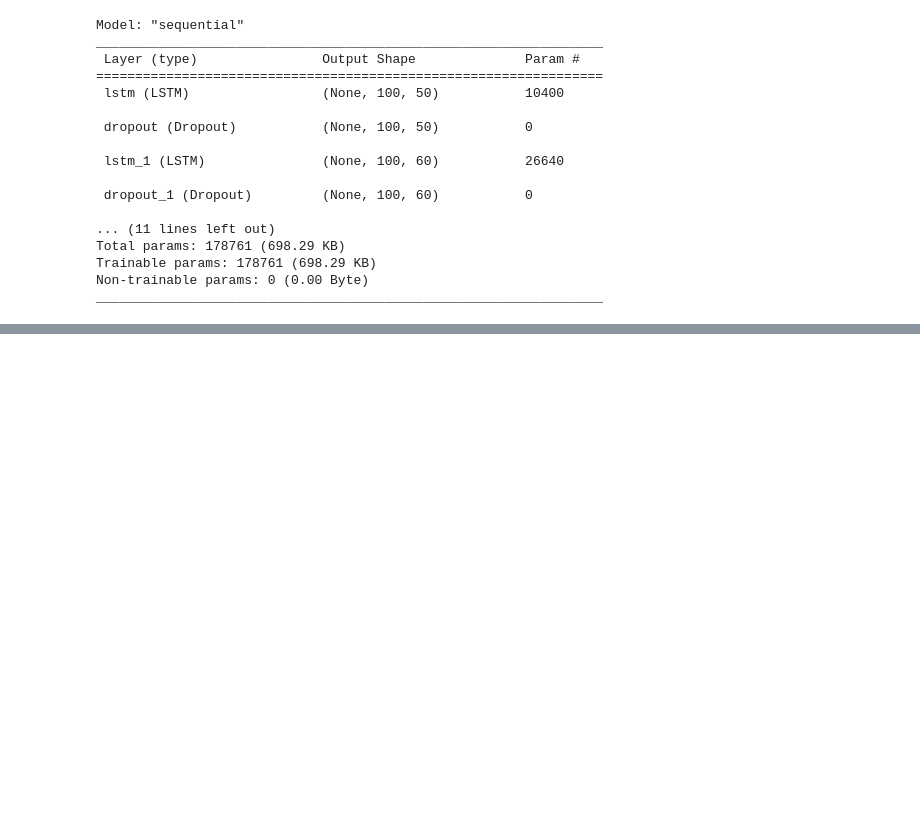
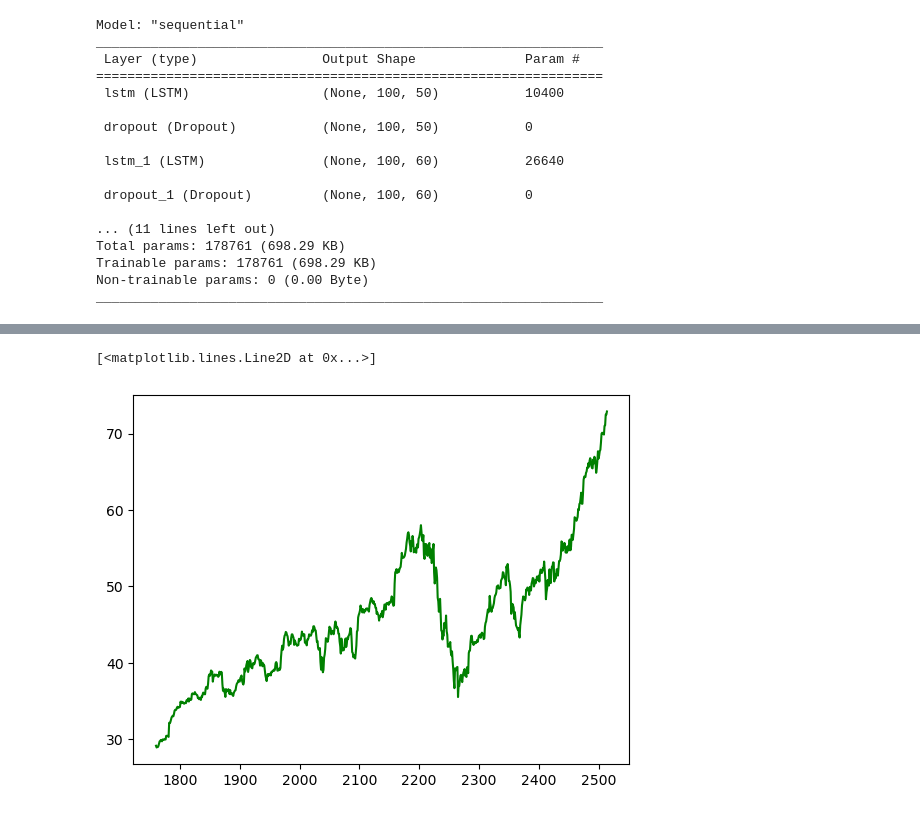
Before and after one commit to ChanYungKim/Stock_Prediction_Web_App, a Jupyter notebook: Stock_Prediction_Web_App.ipynb, the cells around one changed output, grey strips where cells are left out. Saved outputs shown, nothing was run; the diff lists cells and outputs as text; code cells hidden in the pictures; blank space fills up the shorter version.

```diff
--- a/Stock_Prediction_Web_App.ipynb
+++ b/Stock_Prediction_Web_App.ipynb
@@ -135,0 +187,5 @@ Epoch 46/50
+# %%
+plt.plot(data_testing, 'g', label = "Actual Testing Price")
+# %% [output]
+[<matplotlib.lines.Line2D at 0x...>]
+[figure, added]
```
Also changed, not shown: parts of 7 cells of this notebook, 1 other file.
